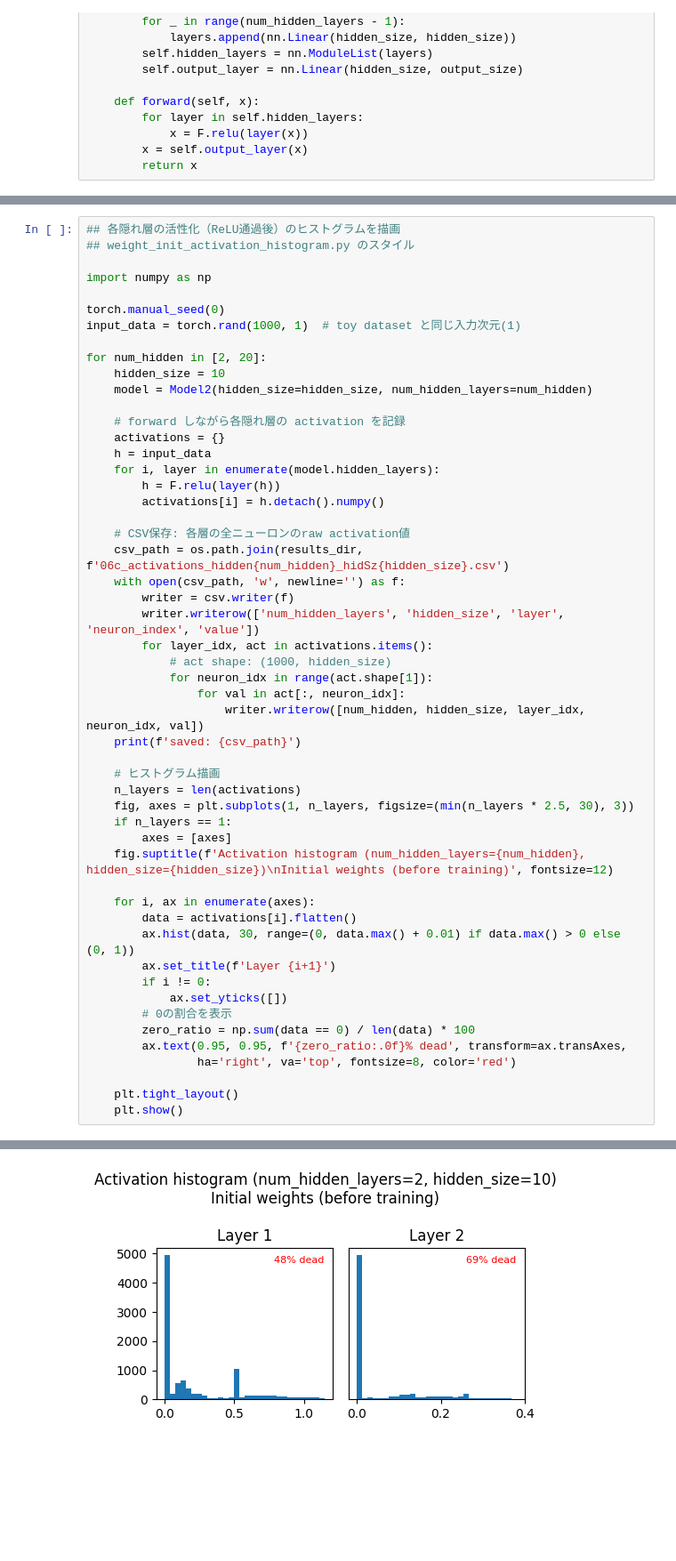
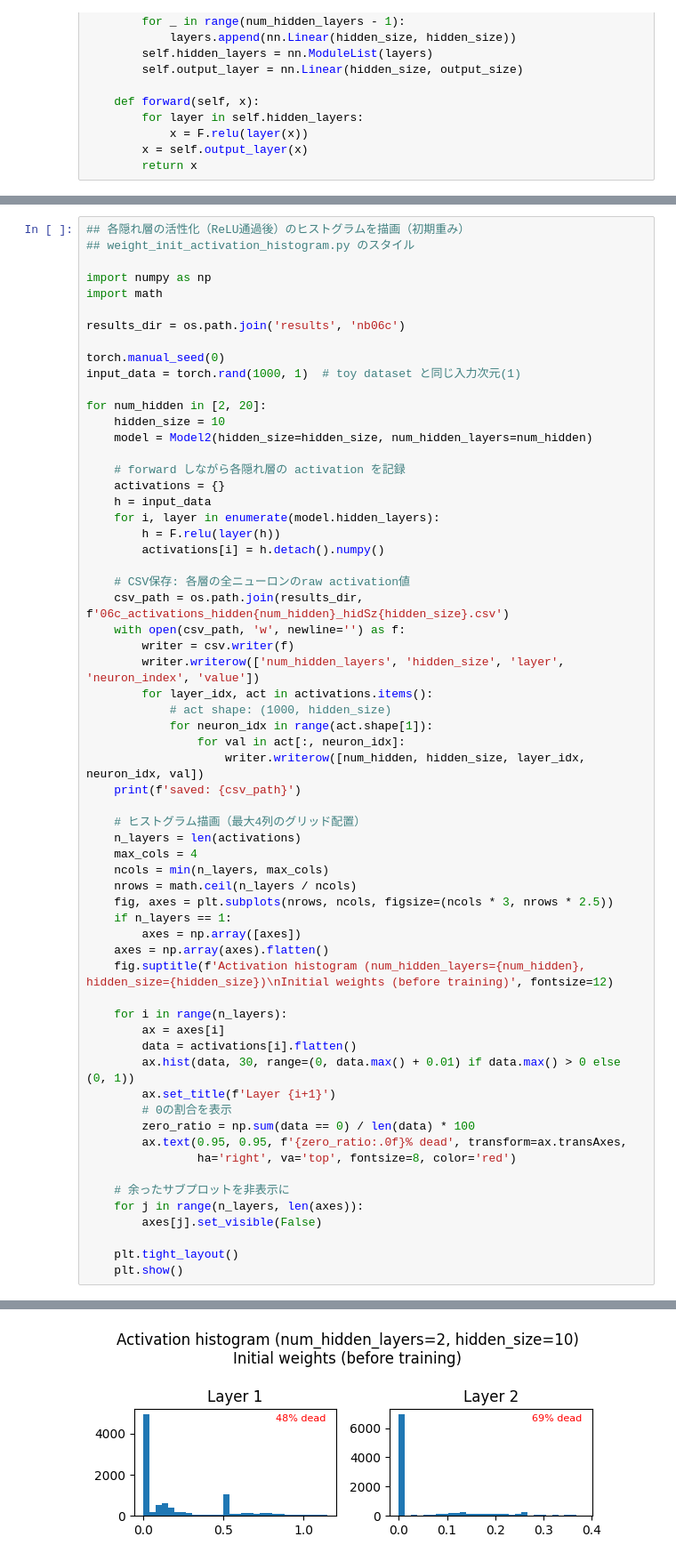
Before and after one commit to kyoropppp/2606_zero5, a Jupyter notebook: deep-learning-from-scratch-5/notebooks/06c_vanishing_gradients.ipynb, the cells around one changed output, grey strips where cells are left out. Shown at 89% size. Saved outputs shown, nothing was run; the diff lists cells and outputs as text; blank space fills up the shorter version.

```diff
--- a/deep-learning-from-scratch-5/notebooks/06c_vanishing_gradients.ipynb
+++ b/deep-learning-from-scratch-5/notebooks/06c_vanishing_gradients.ipynb
@@ -174,9 +204,12 @@ loss(relu):
 [figure]
 # %%
-## 各隠れ層の活性化（ReLU通過後）のヒストグラムを描画
+## 各隠れ層の活性化（ReLU通過後）のヒストグラムを描画（初期重み）
 ## weight_init_activation_histogram.py のスタイル
 
 import numpy as np
+import math
+
+results_dir = os.path.join('results', 'nb06c')
 
 torch.manual_seed(0)
 input_data = torch.rand(1000, 1)  # toy dataset と同じ入力次元(1)
@@ -204,24 +237,31 @@ for num_hidden in [2, 20]:
                     writer.writerow([num_hidden, hidden_size, layer_idx, neuron_idx, val])
     print(f'saved: {csv_path}')
 
-    # ヒストグラム描画
+    # ヒストグラム描画（最大4列のグリッド配置）
     n_layers = len(activations)
-    fig, axes = plt.subplots(1, n_layers, figsize=(min(n_layers * 2.5, 30), 3))
+    max_cols = 4
+    ncols = min(n_layers, max_cols)
+    nrows = math.ceil(n_layers / ncols)
+    fig, axes = plt.subplots(nrows, ncols, figsize=(ncols * 3, nrows * 2.5))
     if n_layers == 1:
-        axes = [axes]
+        axes = np.array([axes])
+    axes = np.array(axes).flatten()
     fig.suptitle(f'Activation histogram (num_hidden_layers={num_hidden}, hidden_size={hidden_size})\nInitial weights (before training)', fontsize=12)
 
-    for i, ax in enumerate(axes):
+    for i in range(n_layers):
+        ax = axes[i]
         data = activations[i].flatten()
         ax.hist(data, 30, range=(0, data.max() + 0.01) if data.max() > 0 else (0, 1))
         ax.set_title(f'Layer {i+1}')
-        if i != 0:
-            ax.set_yticks([])
         # 0の割合を表示
         zero_ratio = np.sum(data == 0) / len(data) * 100
         ax.text(0.95, 0.95, f'{zero_ratio:.0f}% dead', transform=ax.transAxes,
                 ha='right', va='top', fontsize=8, color='red')
 
+    # 余ったサブプロットを非表示に
+    for j in range(n_layers, len(axes)):
+        axes[j].set_visible(False)
+
     plt.tight_layout()
     plt.show()
 # %% [output]
@@ -229 +269 @@ saved: results\06c_activations_hidden2_hidSz10.csv
-[figure, old version]
+[figure, new version]
```
Also changed, not shown: parts of 3 cells of this notebook, 19 other files.
